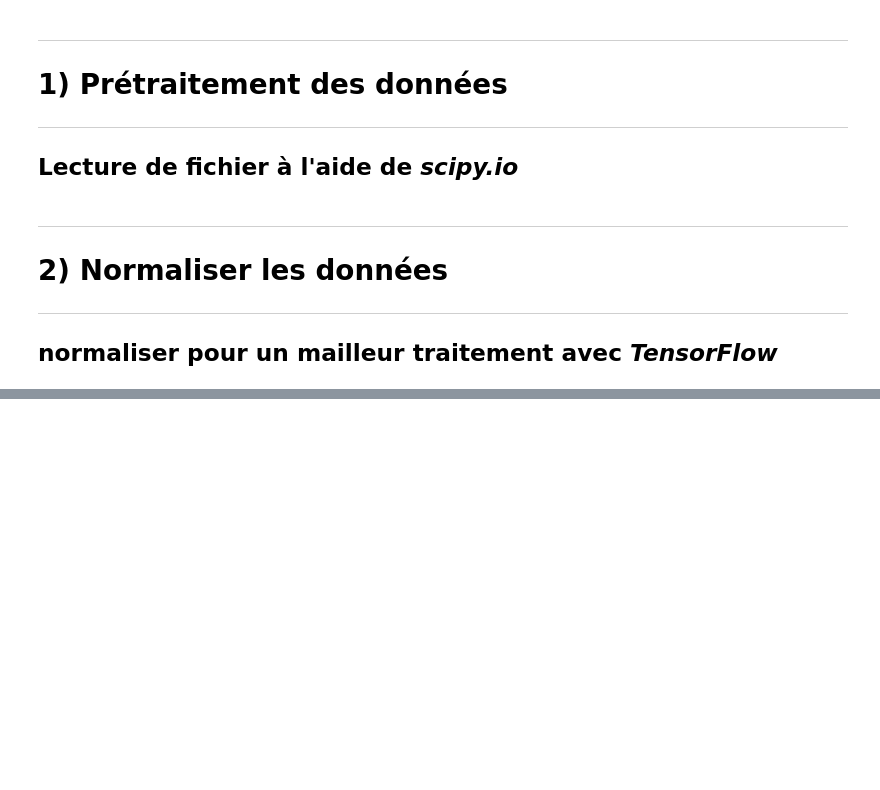
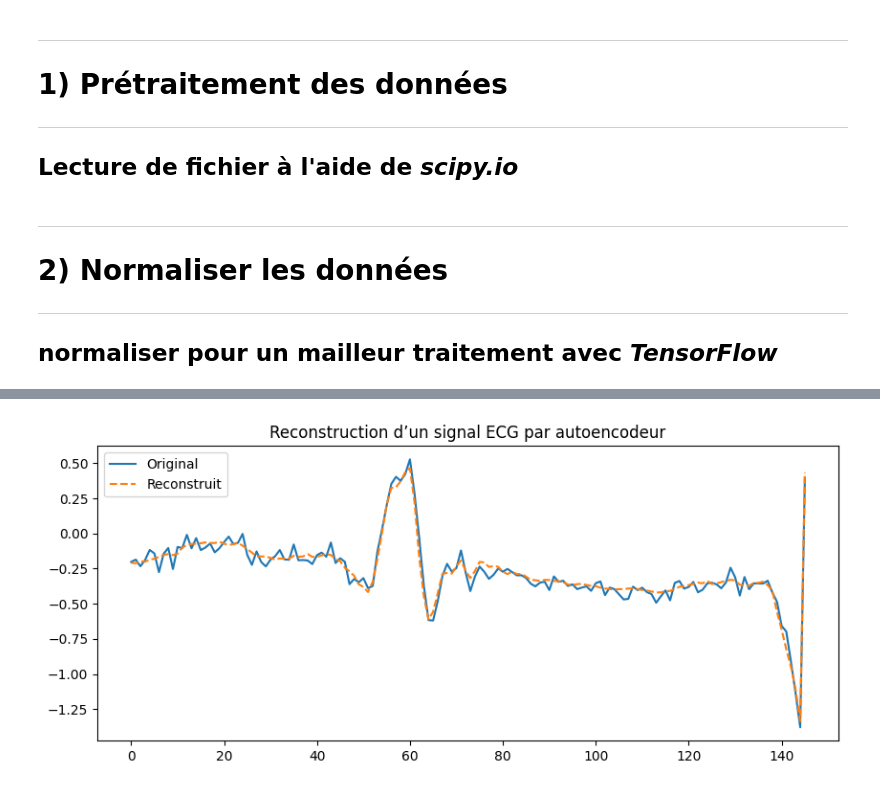
Before and after one commit to dadal560/detection-anomalies-ecg, a Jupyter notebook: projetTS2025.ipynb, the cells around one changed output, grey strips where cells are left out. Saved outputs shown, nothing was run; the diff lists cells and outputs as text; code cells hidden in the pictures; blank space fills up the shorter version.

Commit message:
entrainemant autoencodeur, visualisation d'un signal reconstruit, tentative de détection d'anomalies

```diff
--- a/projetTS2025.ipynb
+++ b/projetTS2025.ipynb
@@ -41,17 +42,8 @@ def normalize_data(X):
 
 X_good_normalized = normalize_data(X_good)
 
-# Définir l'auto-encodeur
-input_dim = X_good_normalized.shape[1]
-
-autoencoder = keras.Sequential([
-    keras.layers.Input(shape=(input_dim,)),
-    keras.layers.Dense(64, activation='relu'),
-    keras.layers.Dense(32, activation='relu'),
-    keras.layers.Dense(64, activation='relu'),
-    keras.layers.Dense(input_dim, activation='sigmoid')
-])
-
-autoencoder.compile(optimizer='adam', loss='mse')
-# Entraîner l'auto-encodeur
-autoencoder.fit(X_good_normalized, X_good_normalized, epochs=50, batch_size=32, validation_split=0.2)
+# diviser les données en ensembles d'entrainement et de validation
+X_train, X_val = train_test_split(X_good_normalized, test_size=0.2, random_state=42)
+# reshape training data to (n_samples, 146, 1)
+X_train = X_train[..., np.newaxis]
+X_val   = X_val[...,   np.newaxis]
@@ -76,0 +92,8 @@ Epoch 50/50
+# %%
+history = autoencoder.fit(
+    X_train, X_train,        # entrée = sortie
+    epochs=100,
+    batch_size=64,
+    validation_split=0.2,
+    verbose=1
+)
@@ -76,0 +118,13 @@ Epoch 50/50
+# %%
+# Visualiser la reconstruction d’un signal ECG normal à partir de l’ensemble de validation
+
+decoded_signals = autoencoder.predict(X_val)
+
+i = 0
+plt.figure(figsize=(10,4))
+plt.plot(X_val[i].squeeze(), label='Original')
+plt.plot(decoded_signals[i].squeeze(), label='Reconstruit', linestyle='dashed')
+plt.legend()
+plt.title("Reconstruction d’un signal ECG par autoencodeur")
+plt.show()
+# %% [output]
@@ -76,0 +132 @@ Epoch 50/50
+[figure, added]
```
Also changed, not shown: parts of 7 cells of this notebook.
